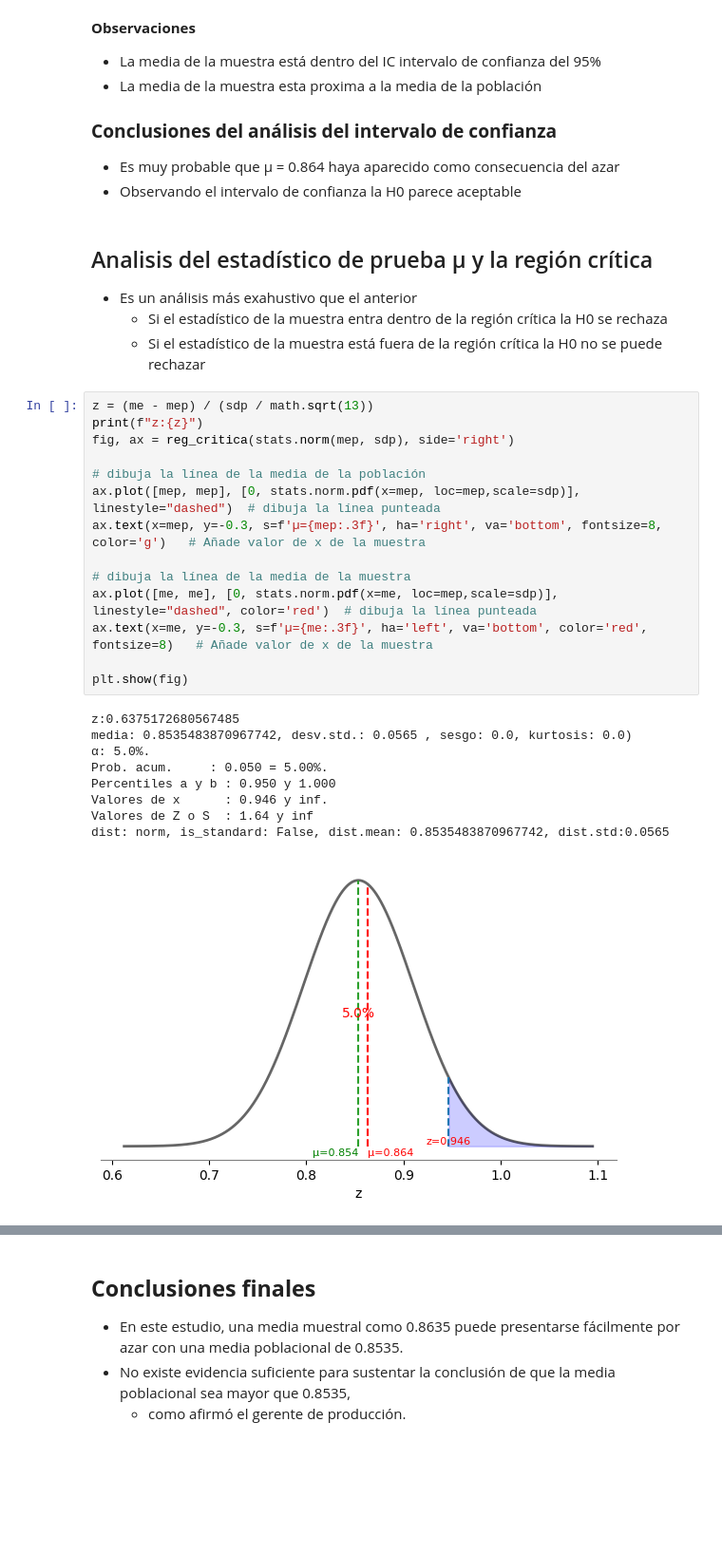
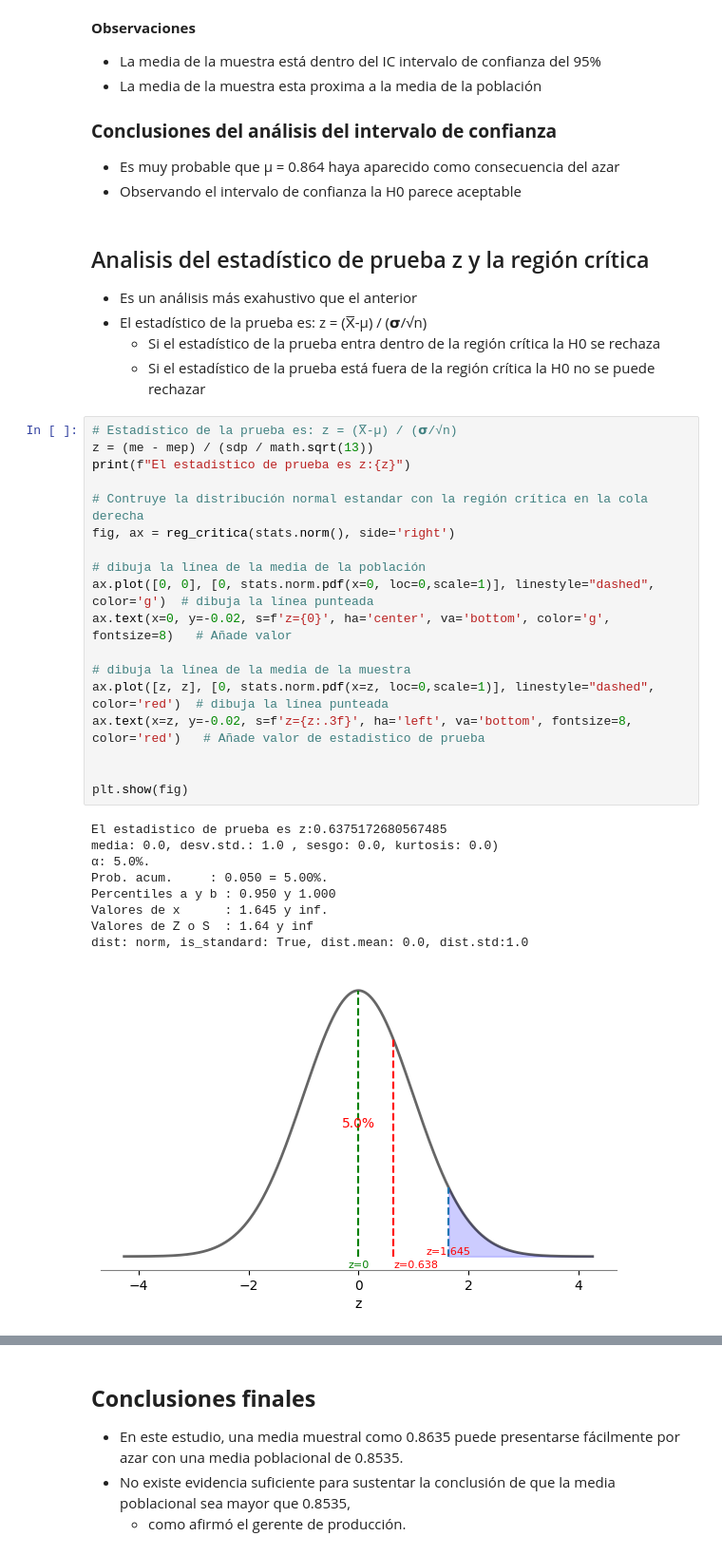
Before and after one commit to DaniCh-Coder/Python-Notes, a Jupyter notebook: ps stats/Probability-distributions/dp-hip-test-norm-M&M.ipynb, the cells around one changed output, grey strips where cells are left out. Shown at 95% size. Saved outputs shown, nothing was run; the diff lists cells and outputs as text; blank space fills up the shorter version.

```diff
--- a/ps stats/Probability-distributions/dp-hip-test-norm-M&M.ipynb
+++ b/ps stats/Probability-distributions/dp-hip-test-norm-M&M.ipynb
@@ -285,33 +287,38 @@ dist: norm, is_standard: False, dist.mean: 0.8535483870967742, dist.std:0.0565
 + Es muy probable que µ = 0.864 haya aparecido como consecuencia del azar
 + Observando el intervalo de confianza la H0 parece aceptable
 # %% [markdown]
-## Analisis del estadístico de prueba µ y la región crítica
+## Analisis del estadístico de prueba z y la región crítica
 + Es un análisis más exahustivo que el anterior
-    + Si el estadístico de la muestra entra dentro de la región crítica la H0 se rechaza
-    + Si el estadístico de la muestra está fuera de la región crítica la H0 no se puede rechazar
++ El estadístico de la prueba es: z = (X̅-µ) / (𝞂/√n)
+    + Si el estadístico de la prueba entra dentro de la región crítica la H0 se rechaza
+    + Si el estadístico de la prueba está fuera de la región crítica la H0 no se puede rechazar
 # %%
+# Estadístico de la prueba es: z = (X̅-µ) / (𝞂/√n)
 z = (me - mep) / (sdp / math.sqrt(13))
-print(f"z:{z}")
-fig, ax = reg_critica(stats.norm(mep, sdp), side='right')
+print(f"El estadistico de prueba es z:{z}")
+
+# Contruye la distribución normal estandar con la región crítica en la cola derecha
+fig, ax = reg_critica(stats.norm(), side='right')
 
 # dibuja la línea de la media de la población
-ax.plot([mep, mep], [0, stats.norm.pdf(x=mep, loc=mep,scale=sdp)], linestyle="dashed")  # dibuja la línea punteada
-ax.text(x=mep, y=-0.3, s=f'µ={mep:.3f}', ha='right', va='bottom', fontsize=8, color='g')   # Añade valor de x de la muestra
+ax.plot([0, 0], [0, stats.norm.pdf(x=0, loc=0,scale=1)], linestyle="dashed", color='g')  # dibuja la línea punteada
+ax.text(x=0, y=-0.02, s=f'z={0}', ha='center', va='bottom', color='g', fontsize=8)   # Añade valor
 
 # dibuja la línea de la media de la muestra
-ax.plot([me, me], [0, stats.norm.pdf(x=me, loc=mep,scale=sdp)], linestyle="dashed", color='red')  # dibuja la línea punteada
-ax.text(x=me, y=-0.3, s=f'µ={me:.3f}', ha='left', va='bottom', color='red', fontsize=8)   # Añade valor de x de la muestra
+ax.plot([z, z], [0, stats.norm.pdf(x=z, loc=0,scale=1)], linestyle="dashed", color='red')  # dibuja la línea punteada
+ax.text(x=z, y=-0.02, s=f'z={z:.3f}', ha='left', va='bottom', fontsize=8, color='red')   # Añade valor de estadistico de prueba
+
 
 plt.show(fig)
 # %% [output]
-z:0.6375172680567485
-media: 0.8535483870967742, desv.std.: 0.0565 , sesgo: 0.0, kurtosis: 0.0)
+El estadistico de prueba es z:0.6375172680567485
+media: 0.0, desv.std.: 1.0 , sesgo: 0.0, kurtosis: 0.0)
 α: 5.0%.
 Prob. acum.     : 0.050 = 5.00%.
 Percentiles a y b : 0.950 y 1.000
-Valores de x      : 0.946 y inf.
+Valores de x      : 1.645 y inf.
 Valores de Z o S  : 1.64 y inf
-dist: norm, is_standard: False, dist.mean: 0.8535483870967742, dist.std:0.0565
+dist: norm, is_standard: True, dist.mean: 0.0, dist.std:1.0
-[figure, old version]
+[figure, new version]
 # %% [markdown]
 **Observaciones**
```
Also changed, not shown: parts of 4 cells of this notebook, 3 other files.
